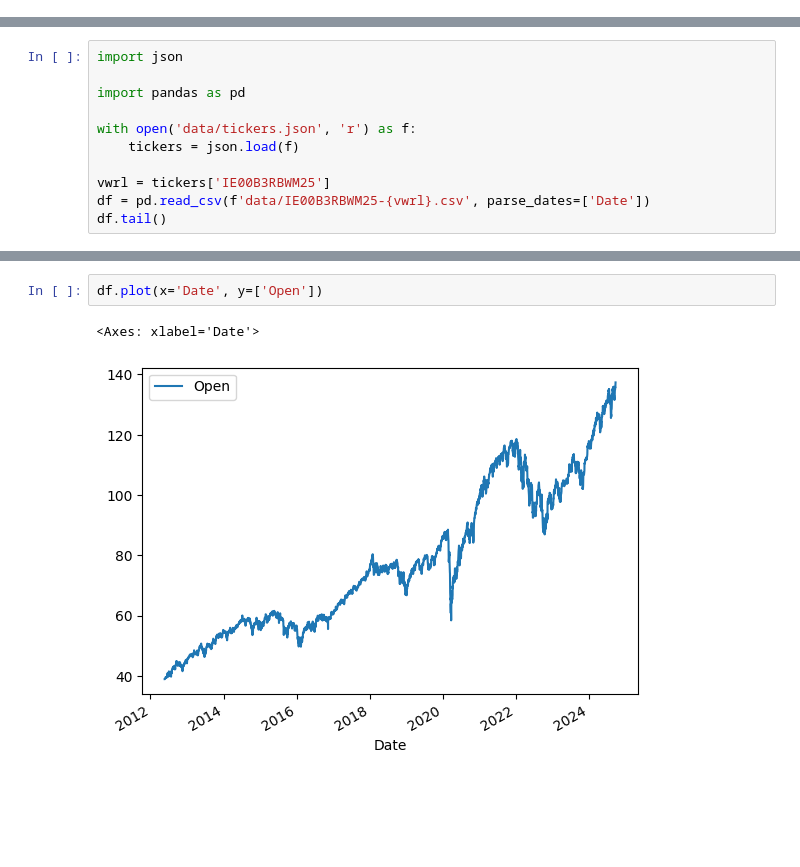
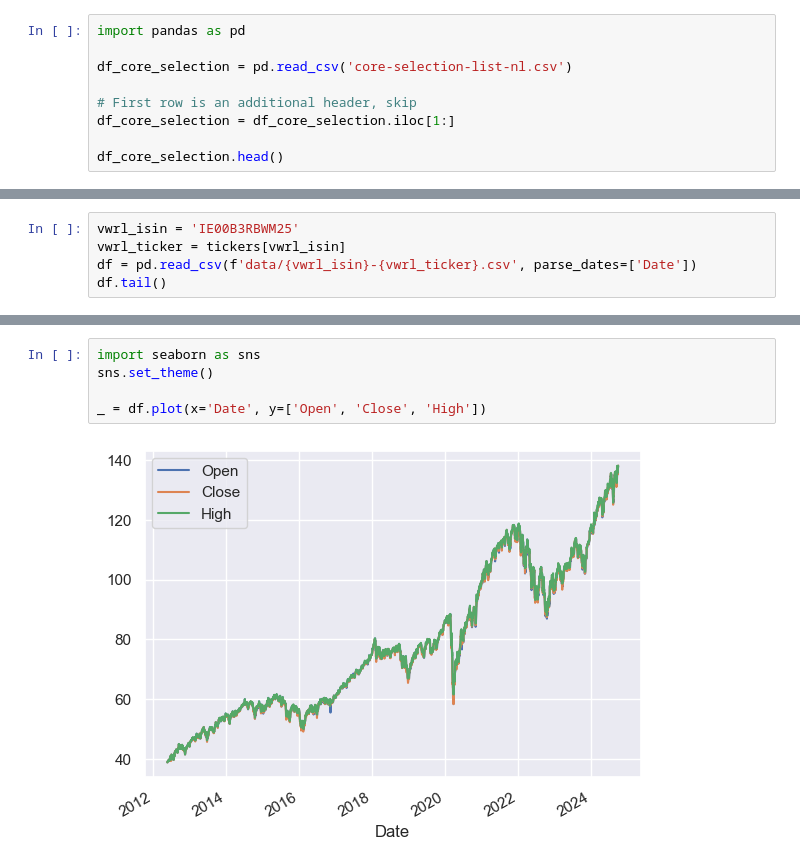
Before and after one commit to nickyu42/degiro-dca, a Jupyter notebook: backtest.ipynb, the cells around one changed output, grey strips where cells are left out. Saved outputs shown, nothing was run; the diff lists cells and outputs as text; blank space fills up the shorter version.

```diff
--- a/backtest.ipynb
+++ b/backtest.ipynb
@@ -0,0 +37,9 @@
+# %%
+import pandas as pd
+
+df_core_selection = pd.read_csv('core-selection-list-nl.csv')
+
+# First row is an additional header, skip
+df_core_selection = df_core_selection.iloc[1:]
+
+df_core_selection.head()
@@ -1,13 +111,7 @@
 # %%
-import json
-
-import pandas as pd
-
-with open('data/tickers.json', 'r') as f:
-    tickers = json.load(f)
-
-vwrl = tickers['IE00B3RBWM25']
-df = pd.read_csv(f'data/IE00B3RBWM25-{vwrl}.csv', parse_dates=['Date'])
+vwrl_isin = 'IE00B3RBWM25'
+vwrl_ticker = tickers[vwrl_isin]
+df = pd.read_csv(f'data/{vwrl_isin}-{vwrl_ticker}.csv', parse_dates=['Date'])
 df.tail()
 # %% [output]
 |  | Date | Open | High | Low | Close | Volume | Dividends | Stock Splits | Capital Gains |
@@ -19,6 +123,8 @@ df.tail()
 # %%
-df.plot(x='Date', y=['Open'])
+import seaborn as sns
+sns.set_theme()
+
+_ = df.plot(x='Date', y=['Open', 'Close', 'High'])
 # %% [output]
-<Axes: xlabel='Date'>
-[figure, old version]
+[figure, new version]
 # %% [markdown]
```
Also changed, not shown: parts of 26 cells of this notebook, 7 other files.
